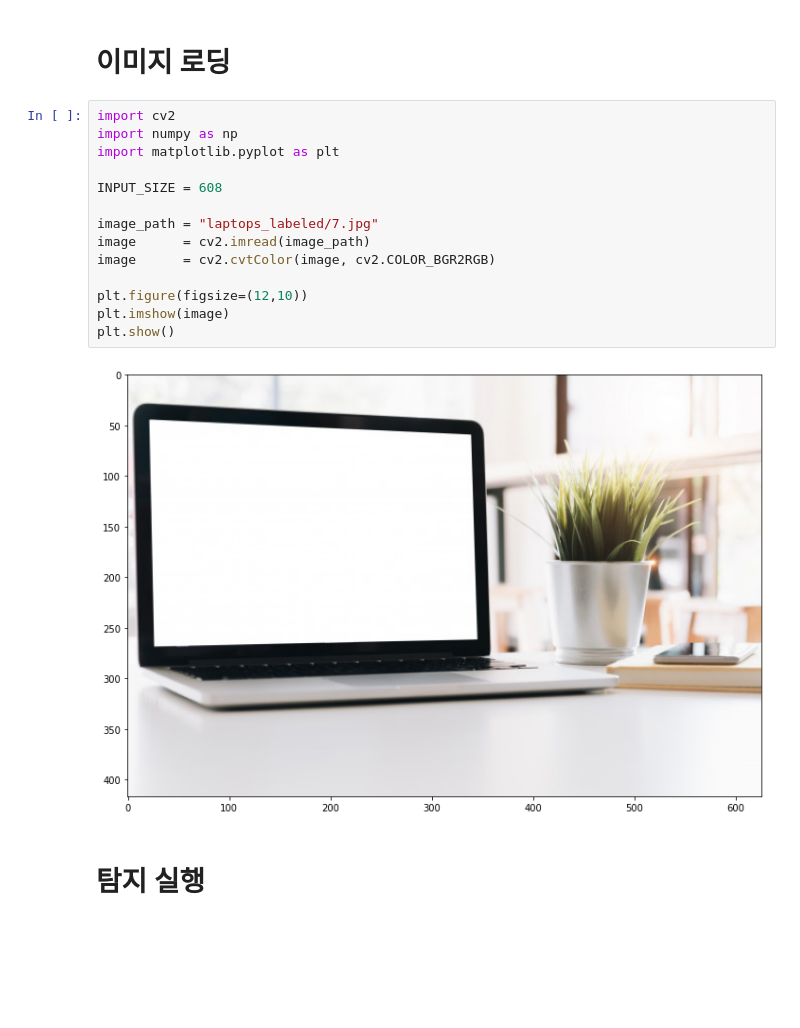
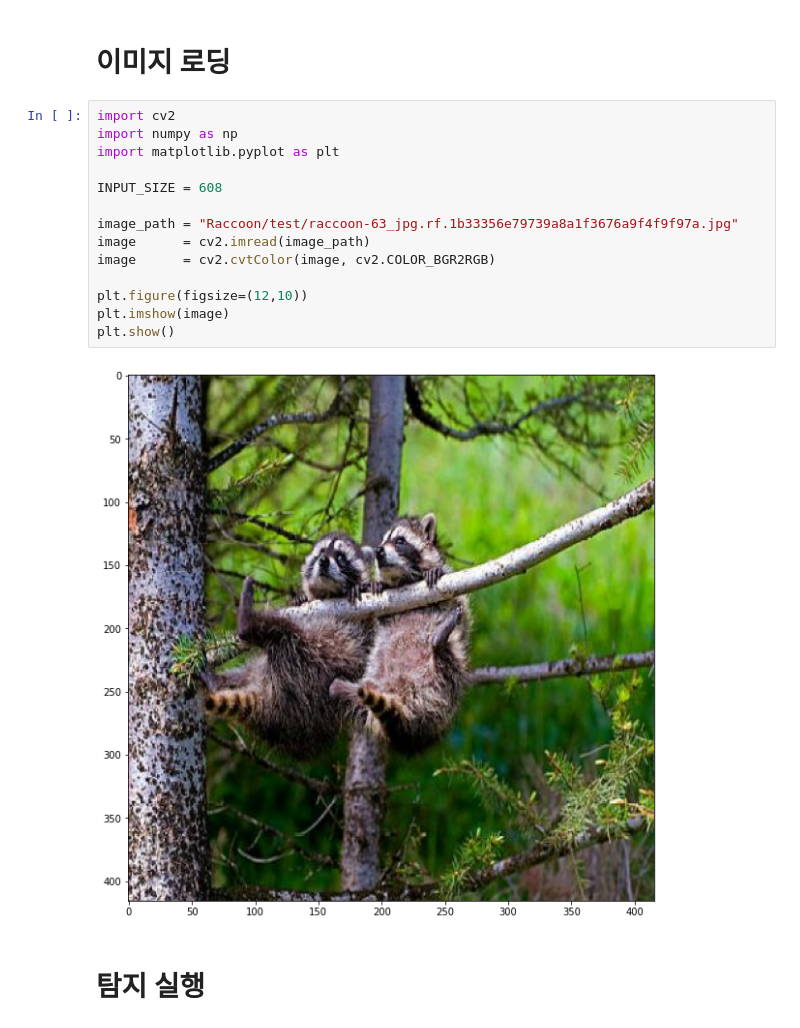
Before and after one commit to dhrim/MDC_2021, a Jupyter notebook: material/deep_learning/keras_yolov3_custom_model.ipynb, the cells around one changed output. Cells and saved outputs as stored; diff of their text form; blank space fills up the shorter version.

```diff
--- a/material/deep_learning/keras_yolov3_custom_model.ipynb
+++ b/material/deep_learning/keras_yolov3_custom_model.ipynb
@@ -66,19 +68,19 @@ WARNING:tensorflow:Compiled the loaded model, but the compiled metrics have yet
 # %%
 import cv2
 import numpy as np
 import matplotlib.pyplot as plt
 
 INPUT_SIZE = 608
 
-image_path = "laptops_labeled/7.jpg"
+image_path = "Raccoon/test/raccoon-63_jpg.rf.1b33356e79739a8a1f3676a9f4f9f97a.jpg"
 image      = cv2.imread(image_path)
 image      = cv2.cvtColor(image, cv2.COLOR_BGR2RGB)
 
 plt.figure(figsize=(12,10))
 plt.imshow(image)
 plt.show()
 # %% [output]
-[figure, old version]
+[figure, new version]
 # %% [markdown]
 # 탐지 실행
 # %%
```
Also changed, not shown: parts of 11 cells of this notebook.
